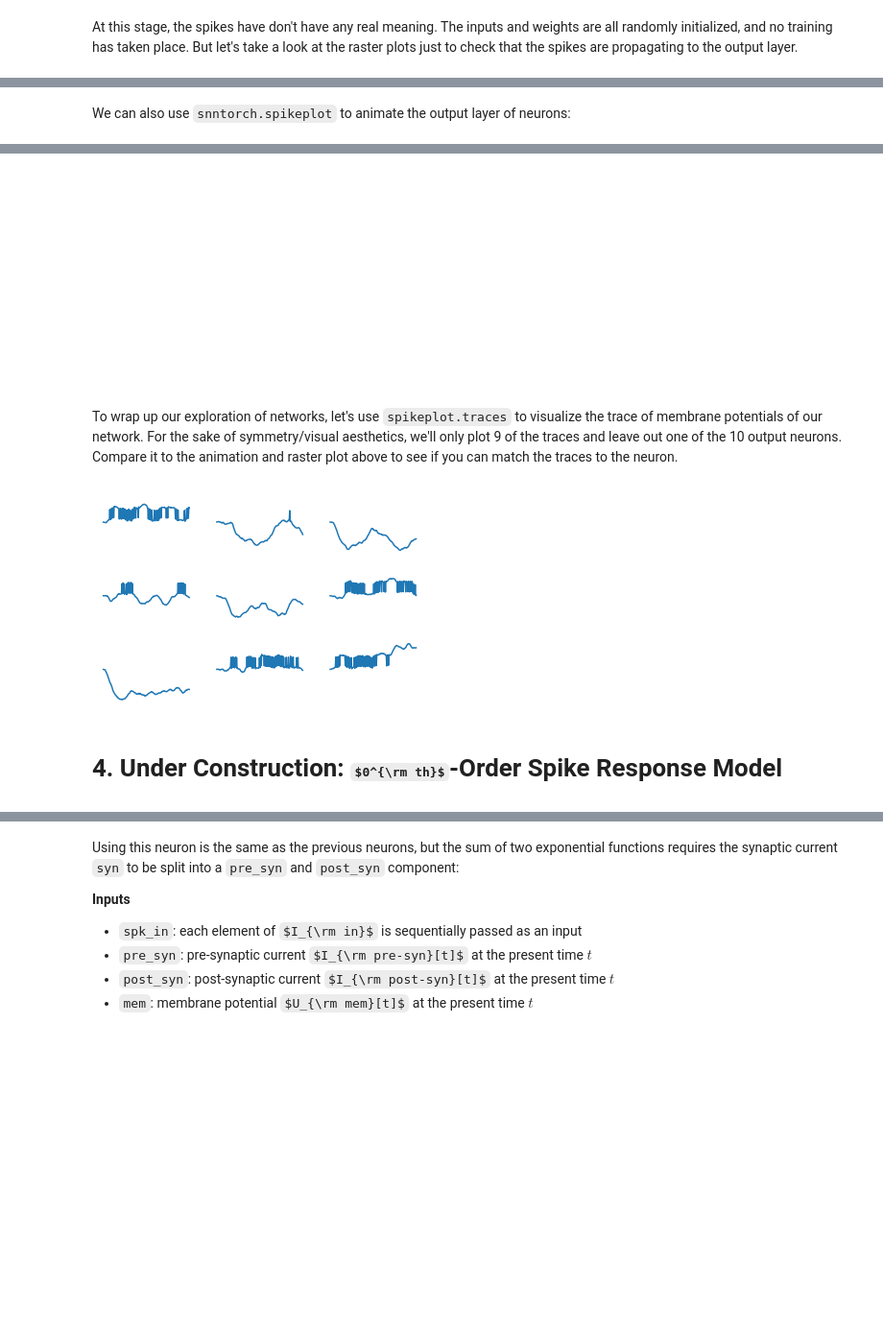
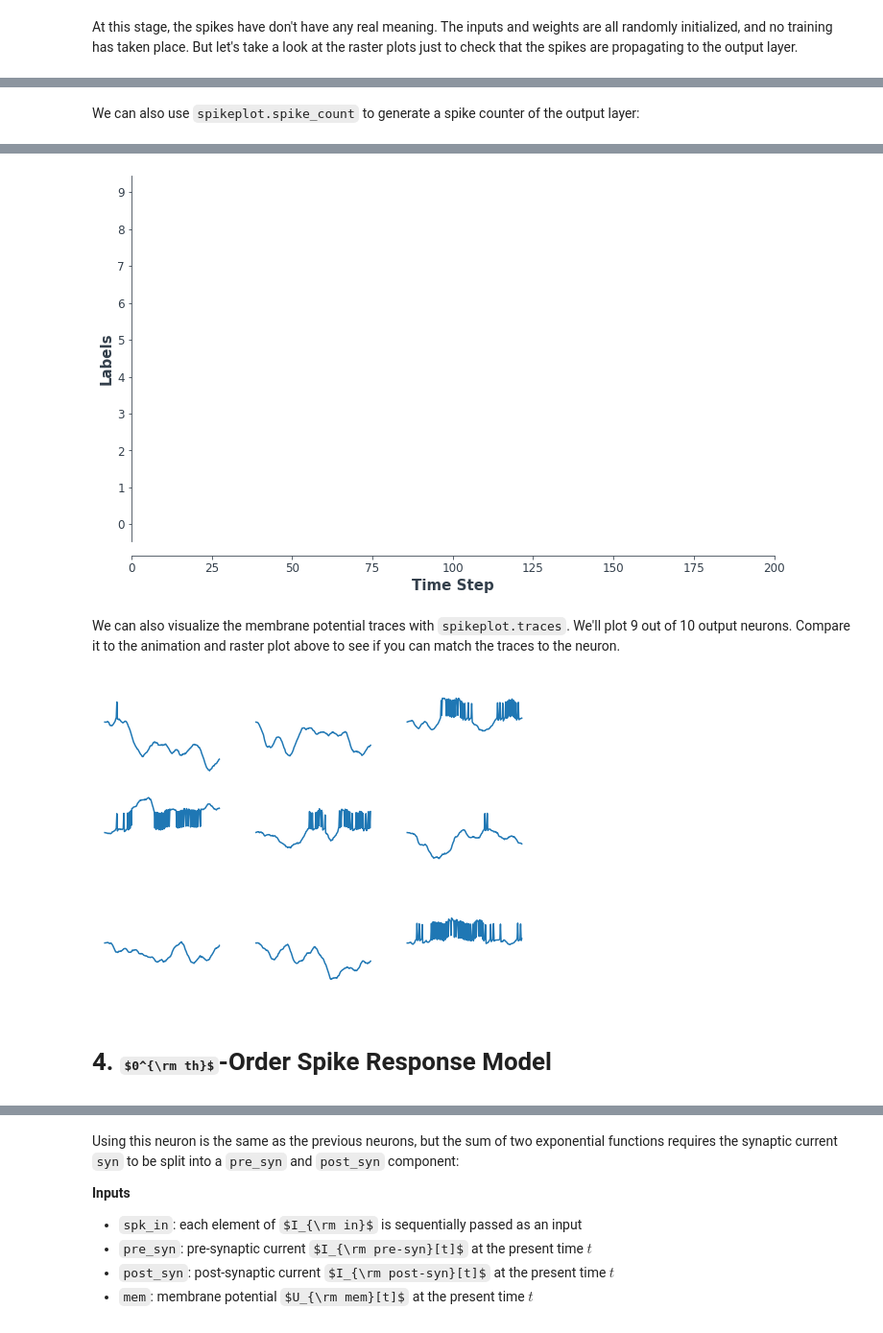
Before and after one commit to jeshraghian/snntorch, a Jupyter notebook: examples/tutorial_2_neuronal_dynamics.ipynb, the cells around one changed output, grey strips where cells are left out. Shown at 96% size. Cells and saved outputs as stored; diff of their text form; code cells hidden in the pictures; some formulas as TeX source; blank space fills up the shorter version.

```diff
--- a/examples/tutorial_2_neuronal_dynamics.ipynb
+++ b/examples/tutorial_2_neuronal_dynamics.ipynb
@@ -1108,22 +1104,30 @@ plt.show()
 # %% [markdown]
-We can also use `snntorch.spikeplot` to animate the output layer of neurons:
+We can also use `spikeplot.spike_count` to generate a spike counter of the output layer:
 # %%
 from IPython.display import HTML
 
-fig, ax = plt.subplots()
-anim = splt.animator(spk2_rec.view(num_steps, 10, 1).detach(), fig, ax)
+fig, ax = plt.subplots(facecolor='w', figsize=(12, 7))
+labels=['0', '1', '2', '3', '4', '5', '6', '7', '8','9']
+spk2_rec = spk2_rec.squeeze(1).detach().cpu()
+
+#  Plot spike count histogram
+anim = splt.spike_count(spk2_rec, fig, ax, labels=labels, animate=True)
 HTML(anim.to_html5_video())
+# anim.save("spike_bar.gif")
 # %% [output]
 [interactive output not drawn]
-[figure, old version]
+[figure, new version]
 # %% [markdown]
-To wrap up our exploration of networks, let's use `spikeplot.traces` to visualize the trace of membrane potentials of our network. For the sake of symmetry/visual aesthetics, we'll only plot 9 of the traces and leave out one of the 10 output neurons. Compare it to the animation and raster plot above to see if you can match the traces to the neuron.
+We can also visualize the membrane potential traces with `spikeplot.traces`. We'll plot 9 out of 10 output neurons. Compare it to the animation and raster plot above to see if you can match the traces to the neuron.
 # %%
 splt.traces(mem2_rec.squeeze(1), spk=spk2_rec.squeeze(1))
+
+fig = plt.gcf()
+fig.set_size_inches(8, 6)
 # %% [output]
-[figure, old version]
+[figure, new version]
 # %% [markdown]
-# 4. Under Construction: $0^{\rm th}$-Order Spike Response Model
+# 4. $0^{\rm th}$-Order Spike Response Model
 # %% [markdown]
 To finish up this tutorial, a recursive version of the $0^{\rm th}$-Order Spike Response Model (SRM) is also available, called using `snntorch.SRM0`. The neuron models thus far have all been based on the passive membrane model, using ordinary differential equations to describe their dynamics.
 
```
Also changed, not shown: parts of 10 cells of this notebook.
